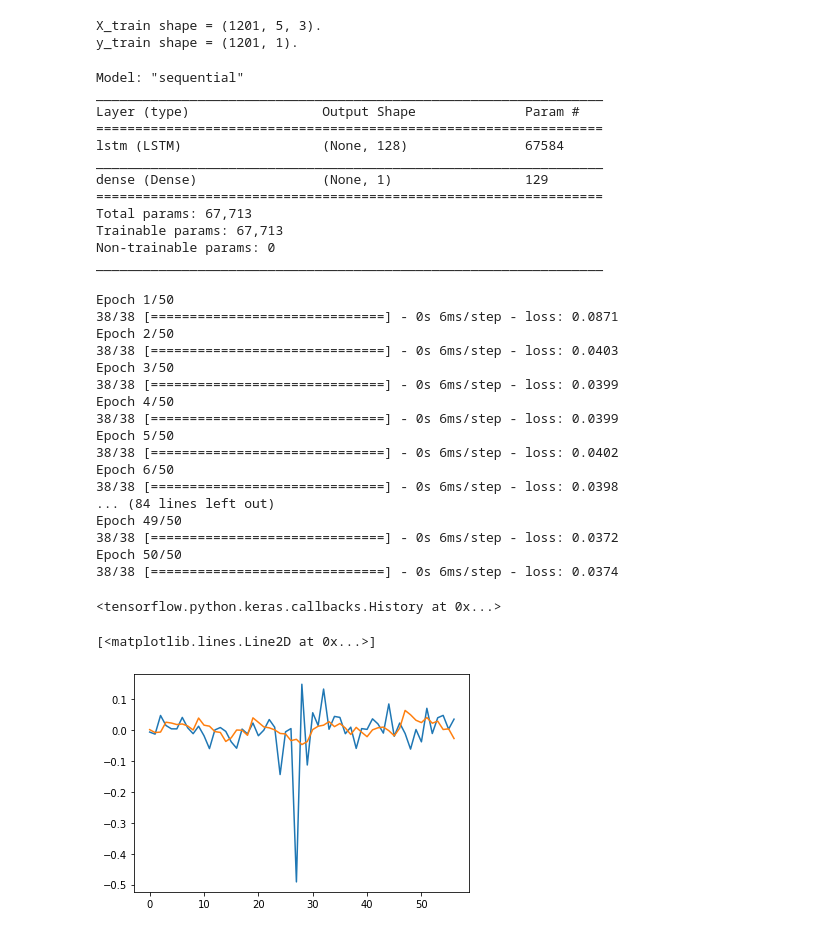
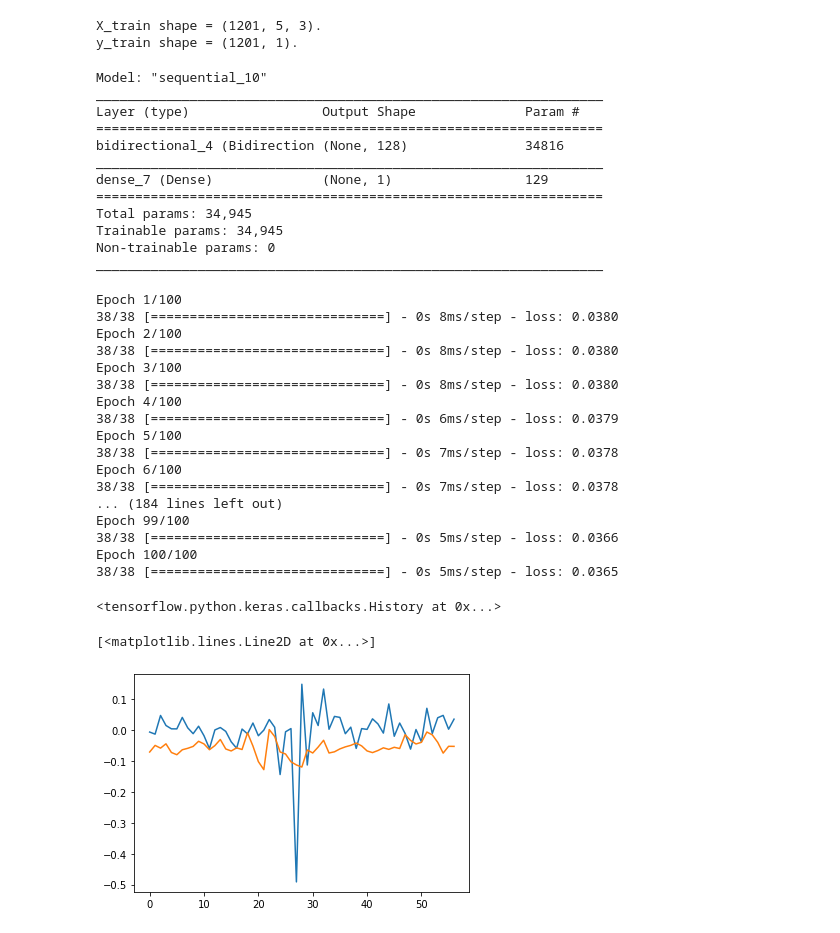
Before and after one commit to sourabh-burnwal/Bitcoin-Price-Dependency-on-Stock-Market, a Jupyter notebook: Notebook/lstm_daily_return.ipynb, the cells around one changed output. Cells and saved outputs as stored; diff of their text form; code cells hidden in the pictures.

Commit message:
LSTM daily returns updated

```diff
--- a/Notebook/lstm_daily_return.ipynb
+++ b/Notebook/lstm_daily_return.ipynb
@@ -55,61 +54,64 @@ print(f'y_train shape = {y_train.shape}.')
 X_train shape = (1201, 5, 3).
 y_train shape = (1201, 1).
 # %%
-units = 128
-learning_rate = 0.0001
-
+#defining LSTM model
 def lstm_model():
   model = Sequential()
-  model.add(LSTM(128,input_shape=(X_train.shape[1],X_train.shape[2])))
+  model.add(Bidirectional(LSTM(64,activation='relu'),input_shape=(X_train.shape[1],X_train.shape[2])))
+
   model.add(Dense(1))
+  adam = Adam(learning_rate=0.0001, beta_1=10, beta_2=0.999, epsilon=1e-07)
   model.compile(optimizer='adam',loss='mae')
   return model
 
 model = lstm_model()
 model.summary()
 # %% [output]
-Model: "sequential"
+Model: "sequential_10"
 _________________________________________________________________
 Layer (type)                 Output Shape              Param #
 =================================================================
-lstm (LSTM)                  (None, 128)               67584
+bidirectional_4 (Bidirection (None, 128)               34816
 _________________________________________________________________
-dense (Dense)                (None, 1)                 129
+dense_7 (Dense)              (None, 1)                 129
 =================================================================
-Total params: 67,713
-Trainable params: 67,713
+Total params: 34,945
+Trainable params: 34,945
 Non-trainable params: 0
 _________________________________________________________________
 # %%
-model.fit(X_train,y_train,epochs=50,shuffle=False)
+#fit the model
+model.fit(X_train,y_train,epochs=100,shuffle=False)
 # %% [output]
-Epoch 1/50
-38/38 [==============================] - 0s 6ms/step - loss: 0.0871
-Epoch 2/50
-38/38 [==============================] - 0s 6ms/step - loss: 0.0403
-Epoch 3/50
-38/38 [==============================] - 0s 6ms/step - loss: 0.0399
-Epoch 4/50
-38/38 [==============================] - 0s 6ms/step - loss: 0.0399
-Epoch 5/50
-38/38 [==============================] - 0s 6ms/step - loss: 0.0402
-Epoch 6/50
-38/38 [==============================] - 0s 6ms/step - loss: 0.0398
-... (84 lines left out)
-Epoch 49/50
-38/38 [==============================] - 0s 6ms/step - loss: 0.0372
-Epoch 50/50
-38/38 [==============================] - 0s 6ms/step - loss: 0.0374
+Epoch 1/100
+38/38 [==============================] - 0s 8ms/step - loss: 0.0380
+Epoch 2/100
+38/38 [==============================] - 0s 8ms/step - loss: 0.0380
+Epoch 3/100
+38/38 [==============================] - 0s 8ms/step - loss: 0.0380
+Epoch 4/100
+38/38 [==============================] - 0s 6ms/step - loss: 0.0379
+Epoch 5/100
+38/38 [==============================] - 0s 7ms/step - loss: 0.0378
+Epoch 6/100
+38/38 [==============================] - 0s 7ms/step - loss: 0.0378
+... (184 lines left out)
+Epoch 99/100
+38/38 [==============================] - 0s 5ms/step - loss: 0.0366
+Epoch 100/100
+38/38 [==============================] - 0s 5ms/step - loss: 0.0365
 <tensorflow.python.keras.callbacks.History at 0x...>
 # %%
- p = model.predict(X_train[-n_future:])
+#forecast bitcoin daily returns
+pred = model.predict(X_train[-n_future:])
 sc = preprocessing.MinMaxScaler(feature_range=(0,1))
 sc.fit(train_data.btc_dr.values.reshape((-1,1)))
-p = sc.inverse_transform(p)
+pred = sc.inverse_transform(pred)
 # %%
+#plotting the test values and predicted values
 plt.figure()
 plt.plot(test_data.btc_dr.values)
-plt.plot(p*10)
+plt.plot(pred*10)
 # %% [output]
 [<matplotlib.lines.Line2D at 0x...>]
-[figure, old version]
+[figure, new version]
```
Also changed, not shown: parts of 4 cells of this notebook, 1 other file.
